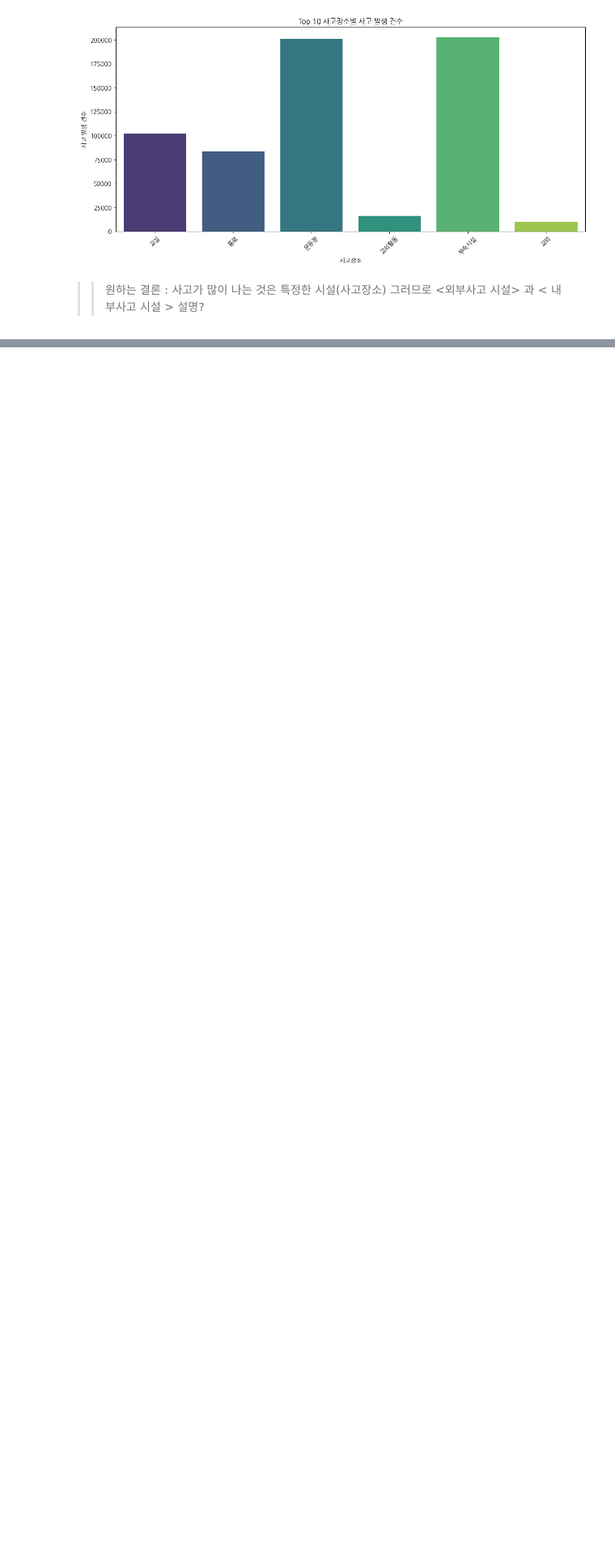
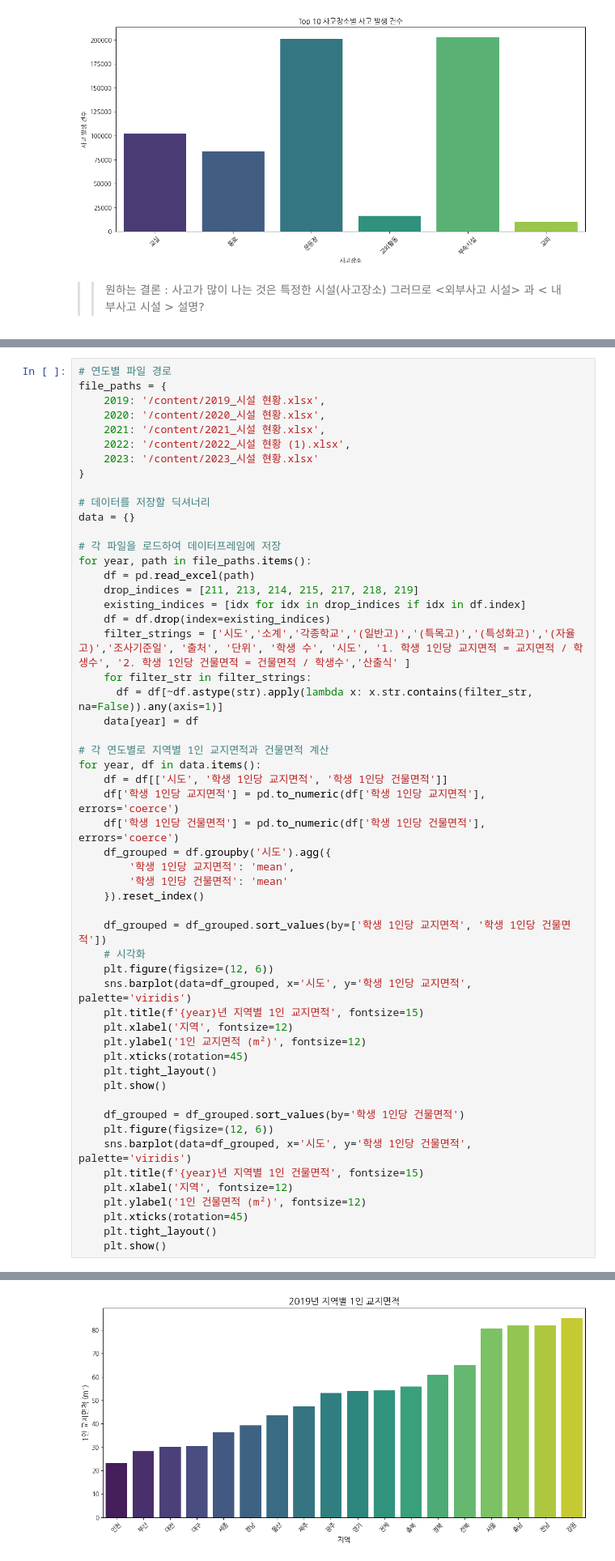
Before and after one commit to ddhhd00/School, a Jupyter notebook: 학교_안전_사고_중앙회_.ipynb, the cells around one changed output, grey strips where cells are left out. Shown at 81% size. Cells and saved outputs as stored; diff of their text form; blank space fills up the shorter version.

Commit message:
한글 폰트 최적화/각 지역별 사고 현황 추가/도별 초중고 개수 분석/교지면적 및 건물 면적 분석

```diff
--- a/학교_안전_사고_중앙회_.ipynb
+++ b/학교_안전_사고_중앙회_.ipynb
@@ -602,0 +678,55 @@ Passing `palette` without assigning `hue` is deprecated and will be removed in v
+# %%
+# 연도별 파일 경로
+file_paths = {
+    2019: '/content/2019_시설 현황.xlsx',
+    2020: '/content/2020_시설 현황.xlsx',
+    2021: '/content/2021_시설 현황.xlsx',
+    2022: '/content/2022_시설 현황 (1).xlsx',
+    2023: '/content/2023_시설 현황.xlsx'
+}
+
+# 데이터를 저장할 딕셔너리
+data = {}
+
+# 각 파일을 로드하여 데이터프레임에 저장
+for year, path in file_paths.items():
+    df = pd.read_excel(path)
+    drop_indices = [211, 213, 214, 215, 217, 218, 219]
+    existing_indices = [idx for idx in drop_indices if idx in df.index]
+    df = df.drop(index=existing_indices)
+    filter_strings = ['시도','소계','각종학교','(일반고)','(특목고)','(특성화고)','(자율고)','조사기준일', '출처', '단위', '학생 수', '시도', '1. 학생 1인당 교지면적 = 교지면적 / 학생수', '2. 학생 1인당 건물면적 = 건물면적 / 학생수','산출식' ]
+    for filter_str in filter_strings:
+      df = df[~df.astype(str).apply(lambda x: x.str.contains(filter_str, na=False)).any(axis=1)]
+    data[year] = df
+
+# 각 연도별로 지역별 1인 교지면적과 건물면적 계산
+for year, df in data.items():
+    df = df[['시도', '학생 1인당 교지면적', '학생 1인당 건물면적']]
+    df['학생 1인당 교지면적'] = pd.to_numeric(df['학생 1인당 교지면적'], errors='coerce')
+    df['학생 1인당 건물면적'] = pd.to_numeric(df['학생 1인당 건물면적'], errors='coerce')
+    df_grouped = df.groupby('시도').agg({
+        '학생 1인당 교지면적': 'mean',
+        '학생 1인당 건물면적': 'mean'
+    }).reset_index()
+
+    df_grouped = df_grouped.sort_values(by=['학생 1인당 교지면적', '학생 1인당 건물면적'])
+    # 시각화
+    plt.figure(figsize=(12, 6))
+    sns.barplot(data=df_grouped, x='시도', y='학생 1인당 교지면적', palette='viridis')
+    plt.title(f'{year}년 지역별 1인 교지면적', fontsize=15)
+    plt.xlabel('지역', fontsize=12)
+    plt.ylabel('1인 교지면적 (m²)', fontsize=12)
+    plt.xticks(rotation=45)
+    plt.tight_layout()
+    plt.show()
+
+    df_grouped = df_grouped.sort_values(by='학생 1인당 건물면적')
+    plt.figure(figsize=(12, 6))
+    sns.barplot(data=df_grouped, x='시도', y='학생 1인당 건물면적', palette='viridis')
+    plt.title(f'{year}년 지역별 1인 건물면적', fontsize=15)
+    plt.xlabel('지역', fontsize=12)
+    plt.ylabel('1인 건물면적 (m²)', fontsize=12)
+    plt.xticks(rotation=45)
+    plt.tight_layout()
+    plt.show()
+# %% [output]
@@ -602,0 +747 @@ Passing `palette` without assigning `hue` is deprecated and will be removed in v
+[figure, added]
```
Also changed, not shown: parts of 9 cells of this notebook.
